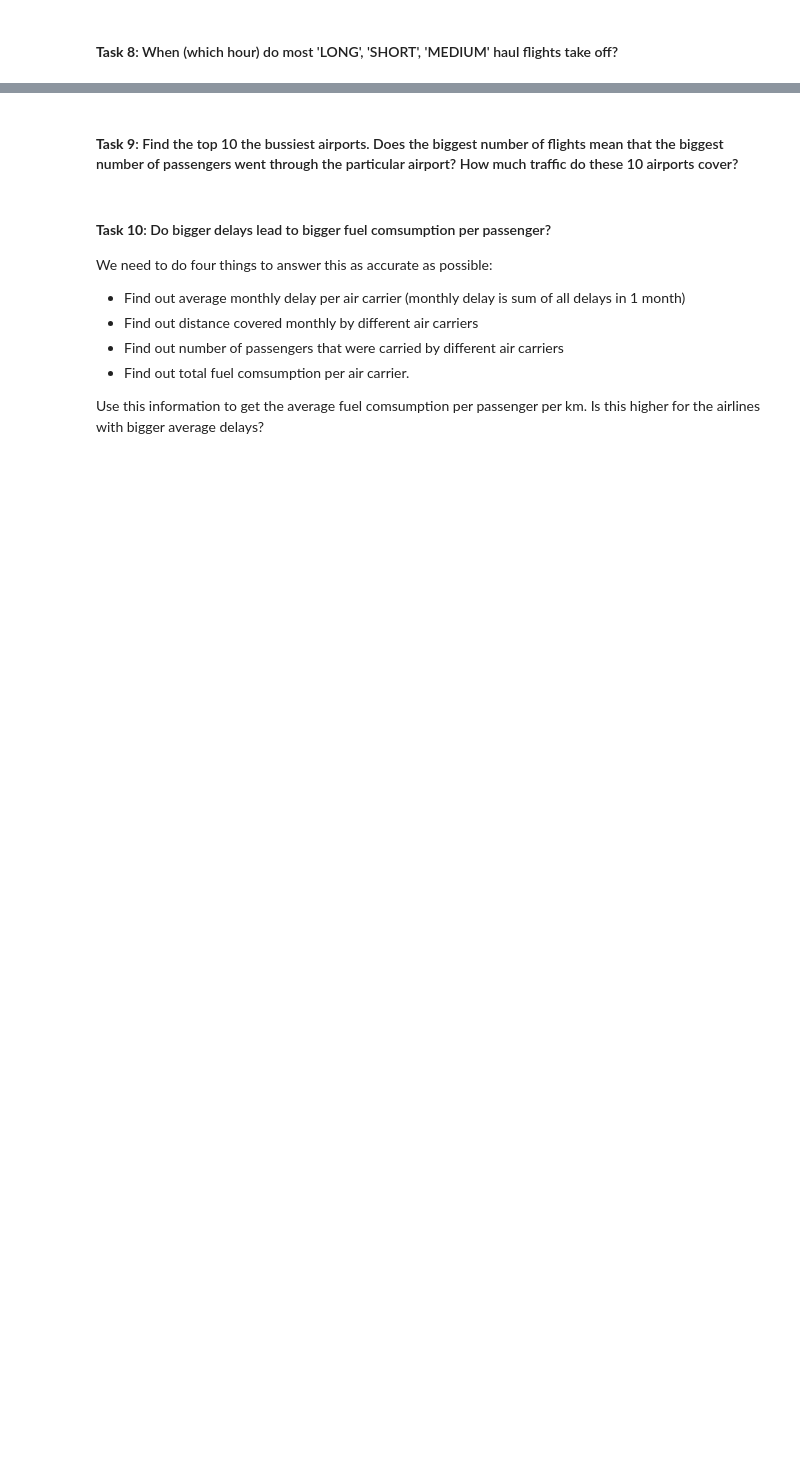
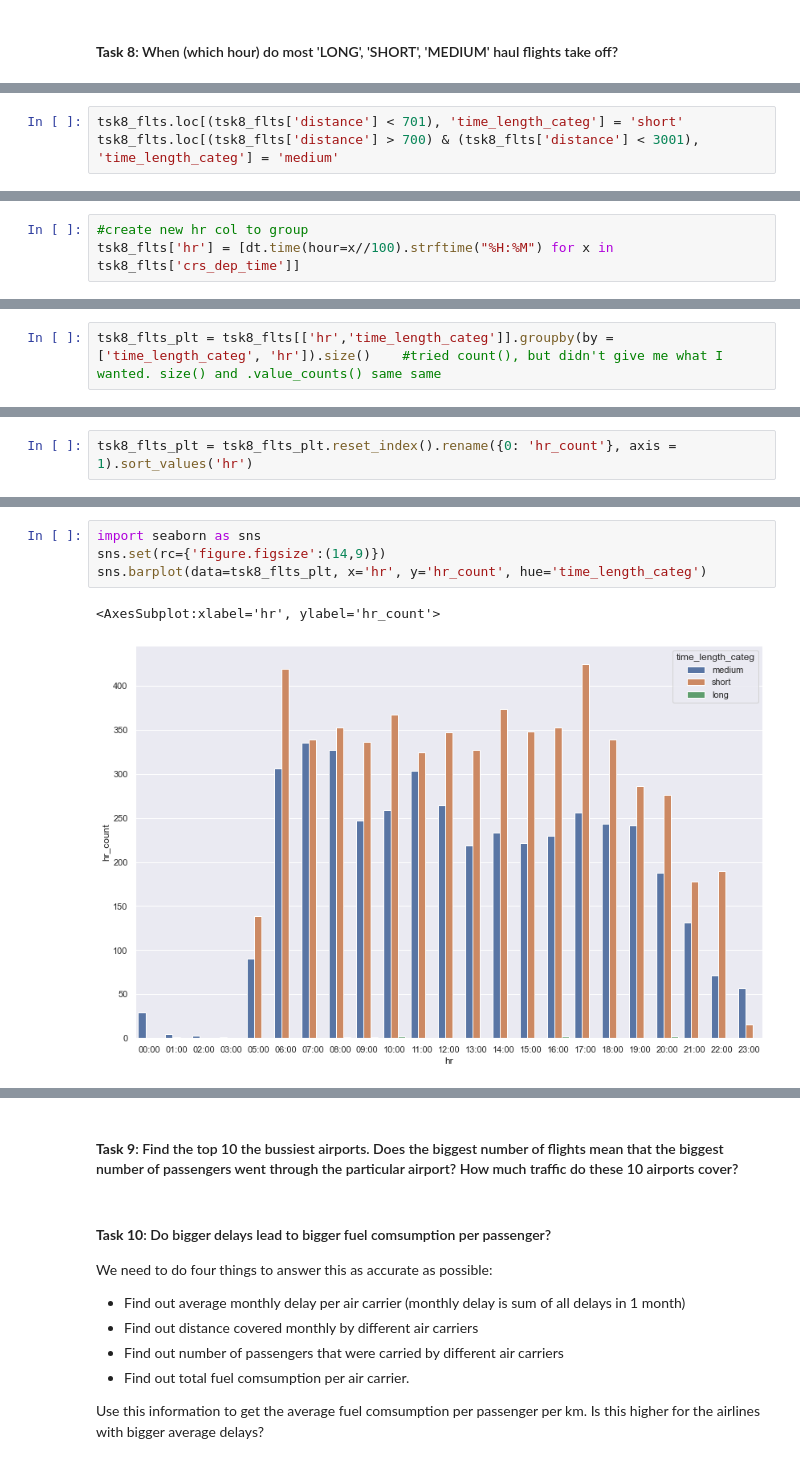
Before and after one commit to BRCanada/Flight-Delay-Prediction, a Jupyter notebook: Flight_Data_Exploration_HC.ipynb, the cells around one changed output, grey strips where cells are left out. Drawn from its saved outputs; the diff is of its cells as text; blank space fills up the shorter version.

```diff
--- a/Flight_Data_Exploration_BR.ipynb
+++ b/Flight_Data_Exploration_HC.ipynb
@@ -341,0 +466,3 @@ There does seem to be a considerable correlation with morning taxi times, as the
+# %%
+tsk8_flts.loc[(tsk8_flts['distance'] < 701), 'time_length_categ'] = 'short'
+tsk8_flts.loc[(tsk8_flts['distance'] > 700) & (tsk8_flts['distance'] < 3001), 'time_length_categ'] = 'medium'
@@ -341,0 +510,3 @@ There does seem to be a considerable correlation with morning taxi times, as the
+# %%
+#create new hr col to group
+tsk8_flts['hr'] = [dt.time(hour=x//100).strftime("%H:%M") for x in tsk8_flts['crs_dep_time']]
@@ -341,0 +528,2 @@ There does seem to be a considerable correlation with morning taxi times, as the
+# %%
+tsk8_flts_plt = tsk8_flts[['hr','time_length_categ']].groupby(by = ['time_length_categ', 'hr']).size()    #tried count(), but didn't give me what I wanted. size() and .value_counts() same same
@@ -341,0 +534,2 @@ There does seem to be a considerable correlation with morning taxi times, as the
+# %%
+tsk8_flts_plt = tsk8_flts_plt.reset_index().rename({0: 'hr_count'}, axis = 1).sort_values('hr')
@@ -341,0 +543,7 @@ There does seem to be a considerable correlation with morning taxi times, as the
+# %%
+import seaborn as sns
+sns.set(rc={'figure.figsize':(14,9)})
+sns.barplot(data=tsk8_flts_plt, x='hr', y='hr_count', hue='time_length_categ')
+# %% [output]
+<AxesSubplot:xlabel='hr', ylabel='hr_count'>
+[figure, added]
```
Also changed, not shown: parts of 42 cells of this notebook.
